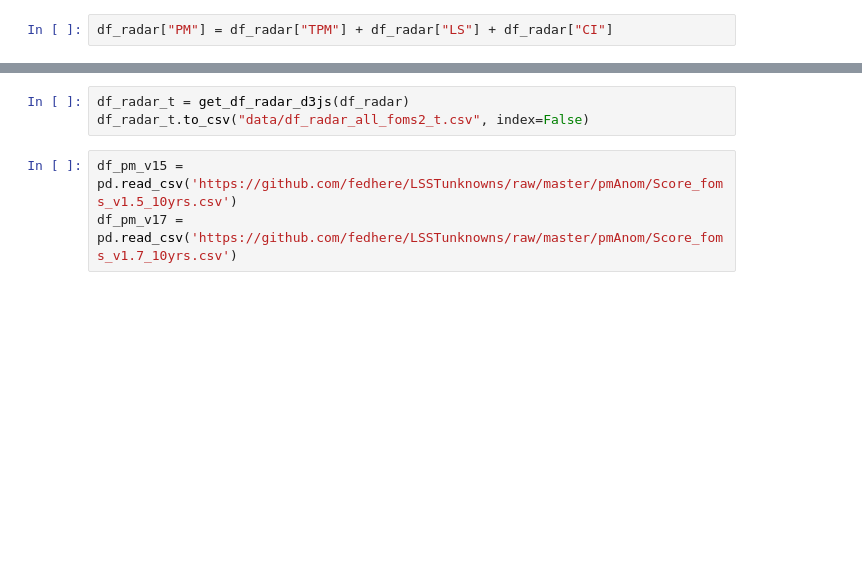
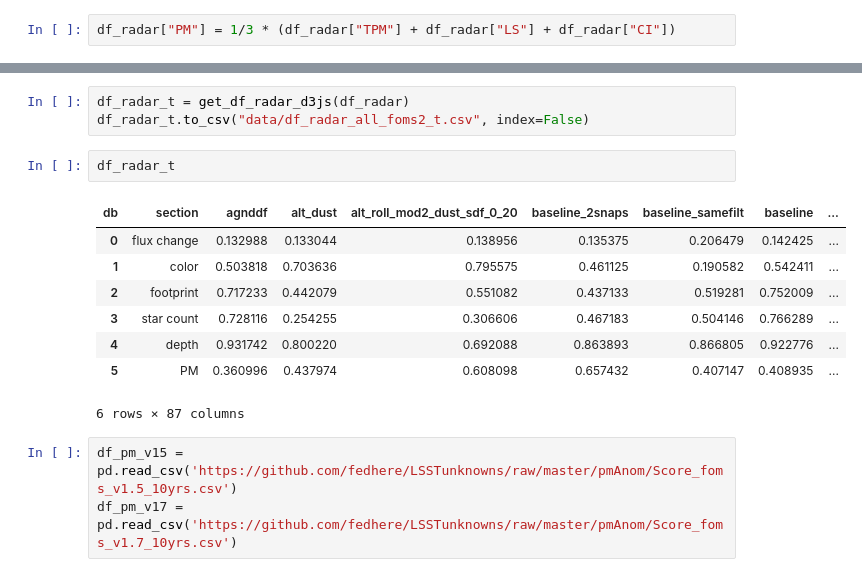
Before and after one commit to xiaolng/widgets, a Jupyter notebook: data_preparation.ipynb, the cells around one changed output, grey strips where cells are left out. Saved outputs shown, nothing was run; the diff lists cells and outputs as text; blank space fills up the shorter version.

```diff
--- a/data_preparation.ipynb
+++ b/data_preparation.ipynb
@@ -69,7 +69,7 @@ df_radar = pd.read_csv('https://github.com/fedhere/LSSTunknowns/raw/master/pmAno
 df_radar = df_radar.drop('family', axis=1)
 df_radar = df_radar.drop('Unnamed: 0', axis=1)
 # %%
-df_radar["PM"] = df_radar["TPM"] + df_radar["LS"] + df_radar["CI"]
+df_radar["PM"] = 1/3 * (df_radar["TPM"] + df_radar["LS"] + df_radar["CI"])
 # %%
 df_radar = df_radar.drop('TPM', axis=1)
 df_radar = df_radar.drop('LS', axis=1)
@@ -77,6 +77,17 @@ df_radar = df_radar.drop('CI', axis=1)
 # %%
 df_radar_t = get_df_radar_d3js(df_radar)
 df_radar_t.to_csv("data/df_radar_all_foms2_t.csv", index=False)
+# %%
+df_radar_t
+# %% [output]
+| db | section | agnddf | alt_dust | alt_roll_mod2_dust_sdf_0_20 | baseline_2snaps | baseline_samefilt | baseline | ... |
+| 0 | flux change | 0.132988 | 0.133044 | 0.138956 | 0.135375 | 0.206479 | 0.142425 | ... |
+| 1 | color | 0.503818 | 0.703636 | 0.795575 | 0.461125 | 0.190582 | 0.542411 | ... |
+| 2 | footprint | 0.717233 | 0.442079 | 0.551082 | 0.437133 | 0.519281 | 0.752009 | ... |
+| 3 | star count | 0.728116 | 0.254255 | 0.306606 | 0.467183 | 0.504146 | 0.766289 | ... |
+| 4 | depth | 0.931742 | 0.800220 | 0.692088 | 0.863893 | 0.866805 | 0.922776 | ... |
+| 5 | PM | 0.360996 | 0.437974 | 0.608098 | 0.657432 | 0.407147 | 0.408935 | ... |
+6 rows × 87 columns
 # %%
 df_pm_v15 = pd.read_csv('https://github.com/fedhere/LSSTunknowns/raw/master/pmAnom/Score_foms_v1.5_10yrs.csv')
 df_pm_v17 = pd.read_csv('https://github.com/fedhere/LSSTunknowns/raw/master/pmAnom/Score_foms_v1.7_10yrs.csv')
```
Also changed, not shown: parts of 1 cell of this notebook, 2 other files.
